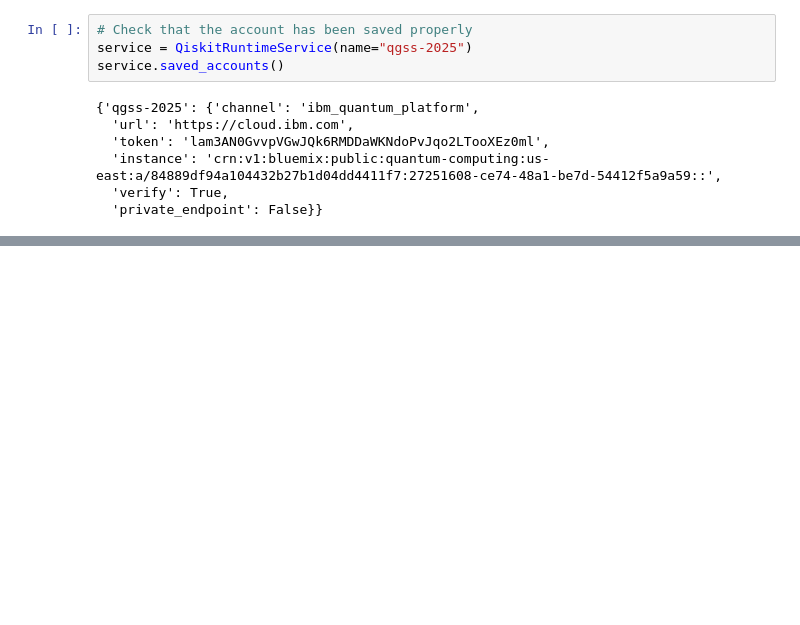
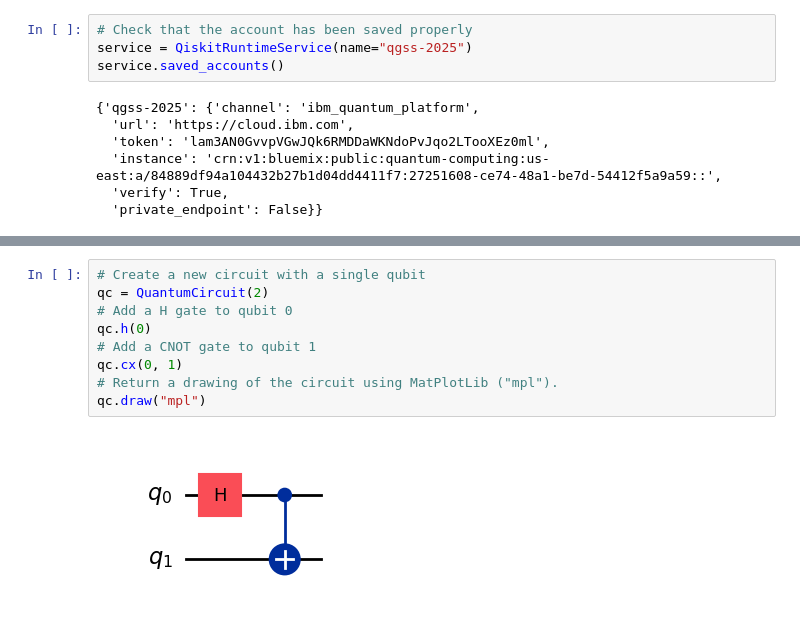
Before and after one commit to lmbibbo/Qgss2025, a Jupyter notebook: lab-0/lab0.ipynb, the cells around one changed output, grey strips where cells are left out. Drawn from its saved outputs; the diff is of its cells as text; blank space fills up the shorter version.

```diff
--- a/lab-0/lab0.ipynb
+++ b/lab-0/lab0.ipynb
@@ -135,0 +74,11 @@ ModuleNotFoundError: No module named 'matplotlib'
+# %%
+# Create a new circuit with a single qubit
+qc = QuantumCircuit(2)
+# Add a H gate to qubit 0
+qc.h(0)
+# Add a CNOT gate to qubit 1
+qc.cx(0, 1)
+# Return a drawing of the circuit using MatPlotLib ("mpl").
+qc.draw("mpl")
+# %% [output]
+[figure, added]
```
Also changed, not shown: parts of 25 cells of this notebook, 2 other files.
